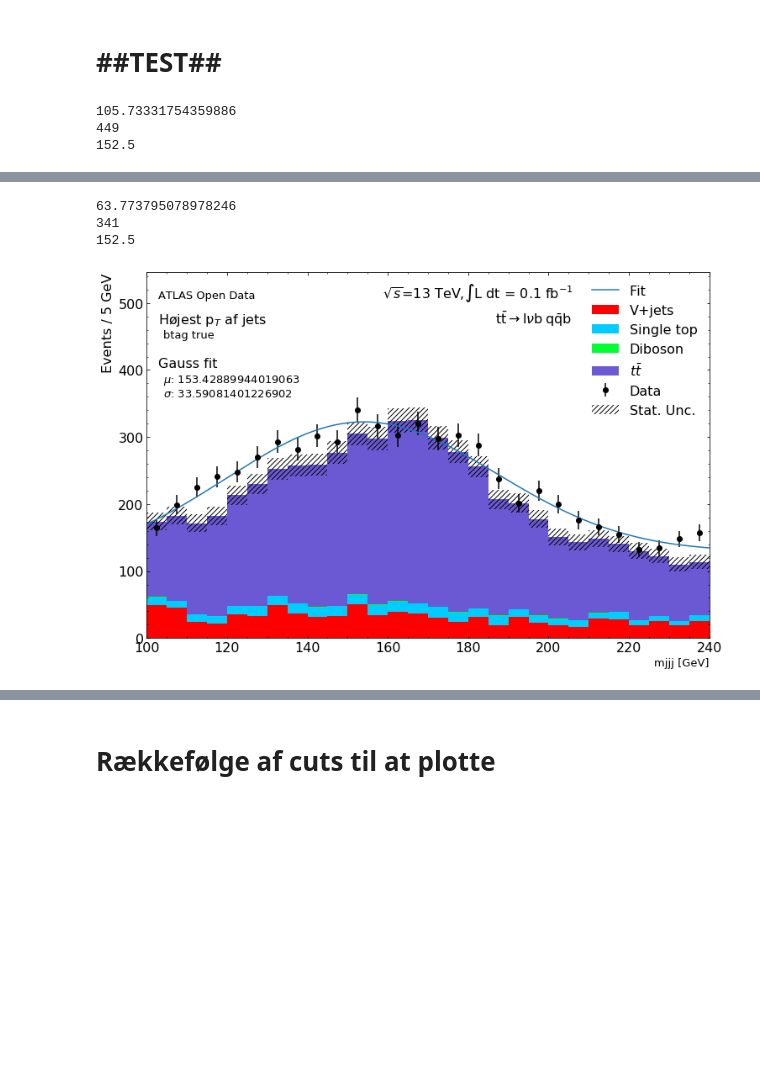
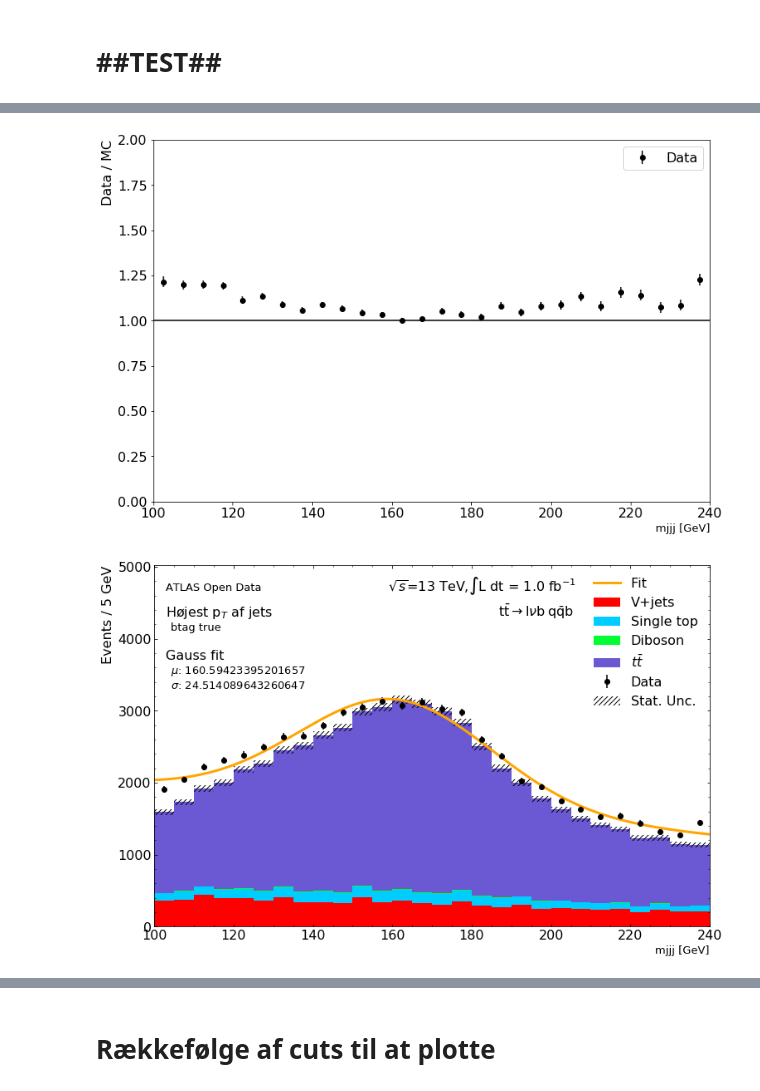
Before and after one commit to Bjartensen/ku_firstyear2021_grp24_topquark, a Jupyter notebook: tquark_analysis.ipynb, the cells around one changed output, grey strips where cells are left out. Cells and saved outputs as stored; diff of their text form; code cells hidden in the pictures; blank space fills up the shorter version.

Commit message:
Final plots at 10% data

```diff
--- a/tquark_analysis.ipynb
+++ b/tquark_analysis.ipynb
@@ -29,8 +29,8 @@ import infofile # local file containing cross-sections, sums of weights, dataset
 #lumi = 4.7 # fb-1 # data_D only
 lumi = 10 # fb-1 # data_A,data_B,data_C,data_D
 
-fraction = 0.01 # reduce this is you want the code to run quicker
-#fraction = 0.1 # reduce this is you want the code to run quicker
+#fraction = 0.01 # reduce this is you want the code to run quicker
+fraction = 0.1 # reduce this is you want the code to run quicker
 
 #tuple_path = r'C:\Users\jacob\Desktop\1lep/' # local
 tuple_path = '../data/'
@@ -491,15 +519,13 @@ def plot_data_query(data, query, column, p_xmin = 100, p_xmax = 240, p_step_size
 
     if fit:
         #laver fit med gauss funktionen og giver den start gæt for at ramme et ordentligt fit.
-#        par, cov = curve_fit(gauss, bin_centres, data_x, sigma=data_x_errors, p0=[300, 175, 50], absolute_sigma = True)
         A = data_x.max()
         mu = p_xmin + p_step_size*data_x.argmax() + p_step_size/2
-        sigma = np.std(data_x)#30
-        par, cov = curve_fit(gauss_lin, bin_centres, data_x, sigma=data_x_errors, p0=[A, mu, sigma,-1,170], absolute_sigma = True)
+        sigma = 30#np.std(data_x)#30
+        a = (data_x[-1]-data_x[0])/(p_xmax - p_xmin - p_step_size)
+        par, cov = curve_fit(gauss_lin, bin_centres, data_x, sigma=data_x_errors, p0=[A, mu, sigma,a,data_x[0]], absolute_sigma = True)
         X = np.linspace(p_xmin, p_xmax, 100000)
-#        plt.plot(X, gauss(X, *par), label = 'Fit')
-        plt.plot(X, gauss_lin(X, *par), label = 'Fit')
-
+        plt.plot(X, gauss_lin(X, *par), label = 'Fit', color='Orange', linewidth=3)
 
         plt.text(0.02, # x
                  0.74, # y
@@ -601,7 +627,7 @@ def plot_data_query(data, query, column, p_xmin = 100, p_xmax = 240, p_step_size
         plt.ylabel('Data / MC',
                              y=1, horizontalalignment='right')
 
-        plt.xlabel(p_xlabel)
+        plt.xlabel(p_xlabel, fontsize=13, x=1, horizontalalignment='right')
 
         plt.legend()
 
@@ -609,11 +635,8 @@ def plot_data_query(data, query, column, p_xmin = 100, p_xmax = 240, p_step_size
 
     return
 # %%
-plot_data_query(data, 'W_mjjj_bedste != 0', 'W_mjjj_bedste', div_plot = False, fit = True, desc = 'Bedste W boson', cut_text = 'btag true')
+plot_data_query(data, 'W_mjjj_bedste != 0', 'W_mjjj_bedste', div_plot = True, fit = True, desc = 'Bedste W boson', cut_text = 'btag true')
 plt.show()
 plot_data_query(data, 'pt_mjjj_bedste != 0', 'pt_mjjj_bedste', div_plot = False, fit = True, desc = 'Højest p$_T$ af jets', cut_text = 'btag true')
 plt.show()
 # %% [output]
-105.73331754359886
-449
-152.5
@@ -621,4 +644,2 @@ plt.show()
-63.773795078978246
-341
-152.5
-[figure, old version]
+[figure, new version]
+[figure, added]
```
Also changed, not shown: parts of 11 cells of this notebook.
